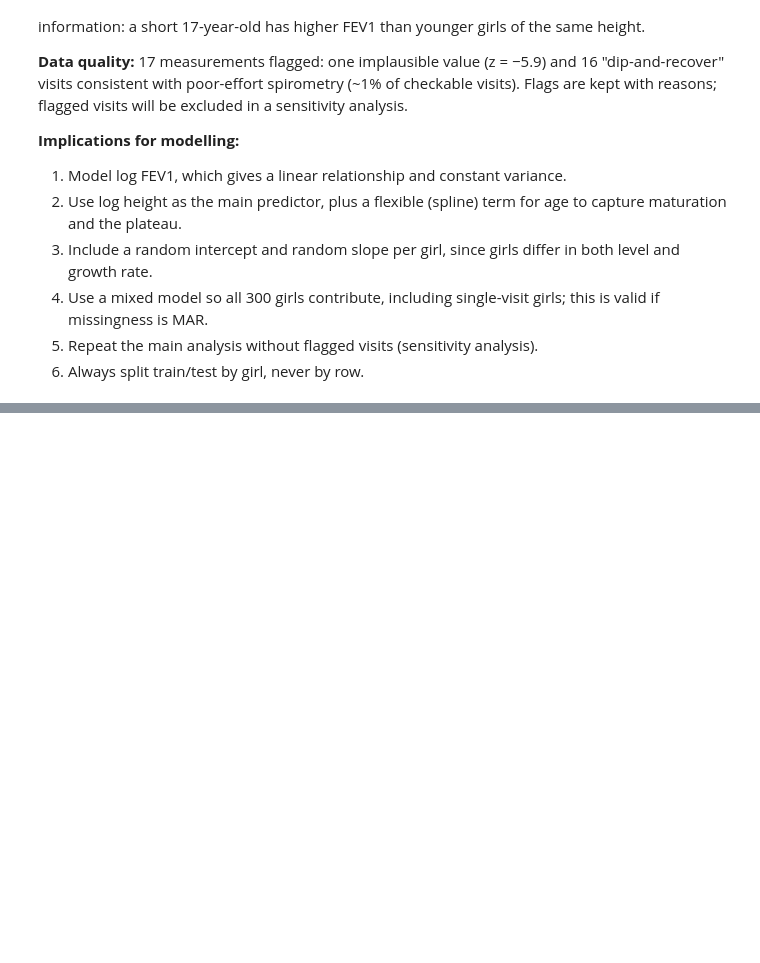
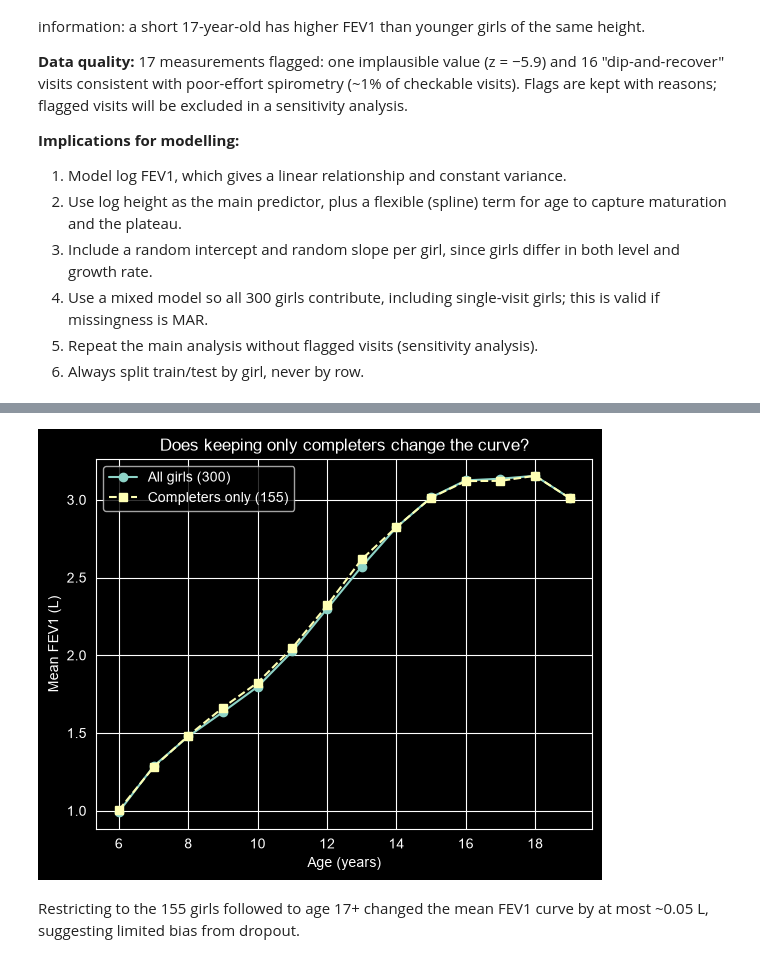
Before and after one commit to louisapraszezynki/lung-trajectories, a Jupyter notebook: notebooks/01_exploration.ipynb, the cells around one changed output, grey strips where cells are left out. Drawn from its saved outputs; the diff is of its cells as text; code cells hidden in the pictures; blank space fills up the shorter version.

```diff
--- a/notebooks/01_exploration.ipynb
+++ b/notebooks/01_exploration.ipynb
@@ -276,0 +365,15 @@ in a sensitivity analysis.
+# %%
+completers = per_child[per_child["last_age"] >= 17].index      # girls followed to ~17+
+df_comp = df[df["id"].isin(completers)]
+
+curve_all  = df.groupby(df["age"].round())["fev1"].mean()
+curve_comp = df_comp.groupby(df_comp["age"].round())["fev1"].mean()
+
+plt.plot(curve_all.index, curve_all.values, "o-", label=f"All girls ({df['id'].nunique()})")
+plt.plot(curve_comp.index, curve_comp.values, "s--", label=f"Completers only ({len(completers)})")
+plt.xlabel("Age (years)"); plt.ylabel("Mean FEV1 (L)"); plt.legend()
+plt.title("Does keeping only completers change the curve?"); plt.show()
+# %% [output]
+[figure, added]
+# %% [markdown]
+Restricting to the 155 girls followed to age 17+ changed the mean FEV1 curve by at most ~0.05 L, suggesting limited bias from dropout.
```
Also changed, not shown: parts of 5 cells of this notebook, 2 other files.
